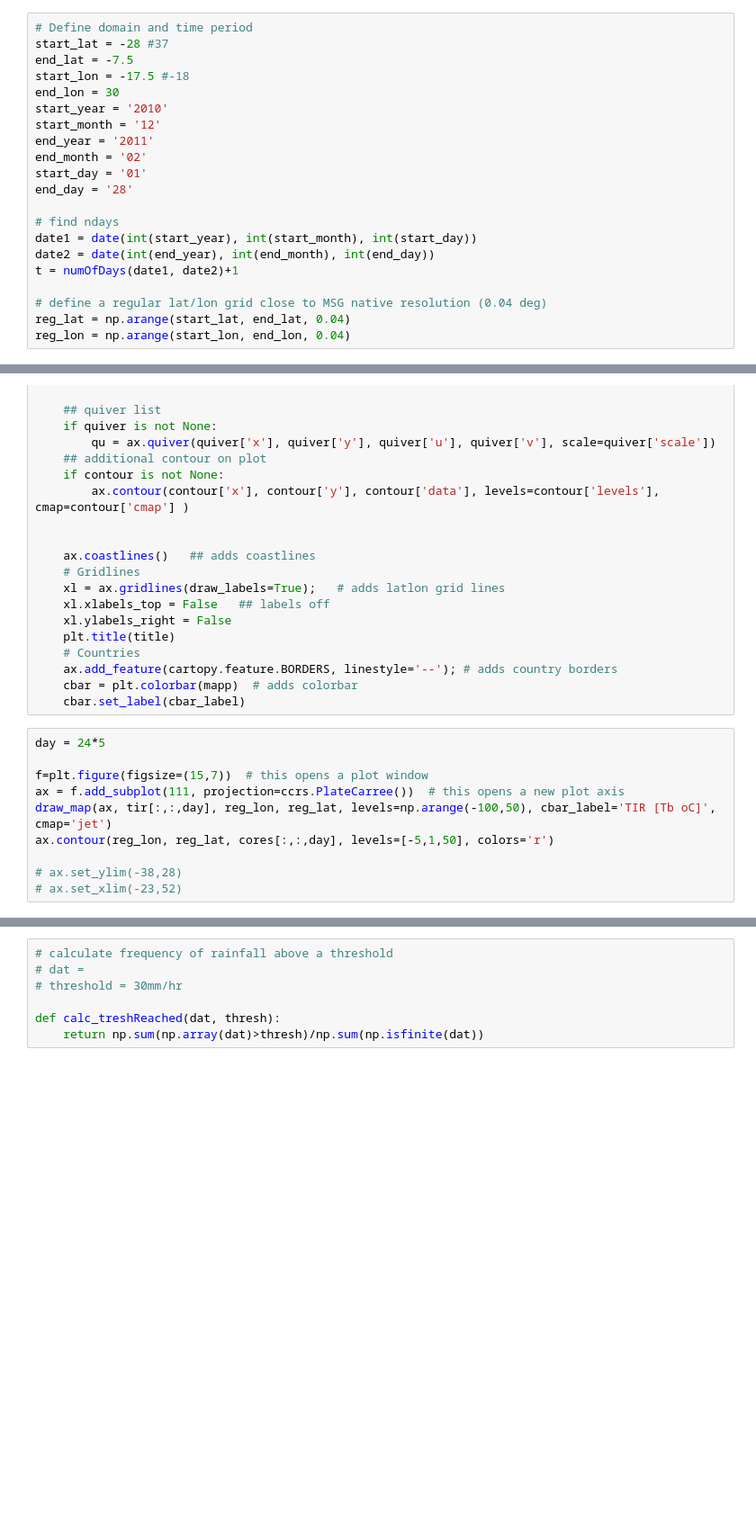
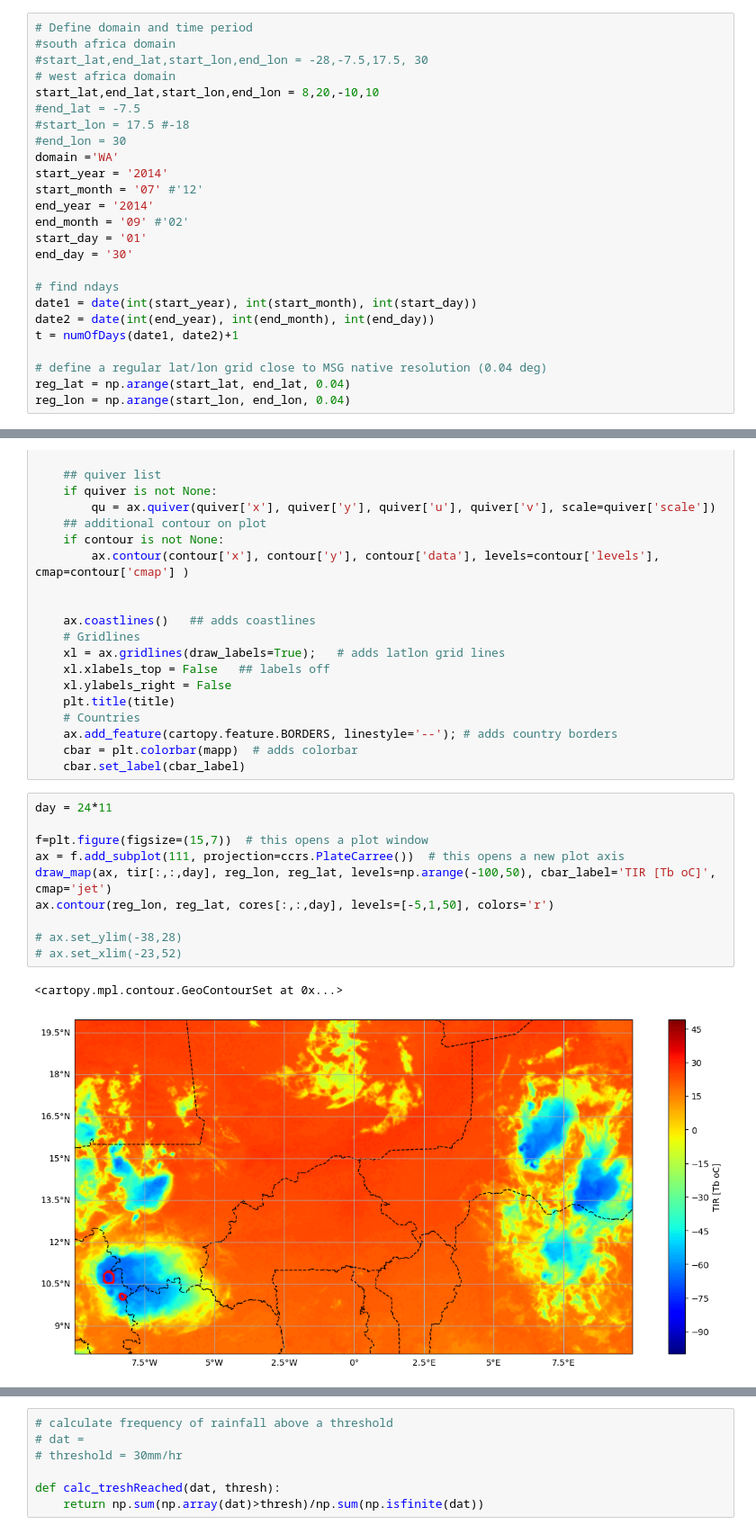
Before and after one commit to JawairiaAA/Africa_cores, a Jupyter notebook: NCI_core_tir_IMERG_analysis_cords_corrected.ipynb, the cells around one changed output, grey strips where cells are left out. Shown at 90% size. Cells and saved outputs as stored; diff of their text form; blank space fills up the shorter version.

```diff
--- a/NCI_core_tir_IMERG_analysis_cords_corrected.ipynb
+++ b/NCI_core_tir_IMERG_analysis_cords_corrected.ipynb
@@ -14,16 +14,20 @@ import cartopy.feature as cf
 import pickle
 # %%
 # Define domain and time period
-start_lat = -28 #37
-end_lat = -7.5
-start_lon = -17.5 #-18
-end_lon = 30
-start_year = '2010'
-start_month = '12'
-end_year = '2011'
-end_month = '02'
+#south africa domain
+#start_lat,end_lat,start_lon,end_lon = -28,-7.5,17.5, 30
+# west africa domain
+start_lat,end_lat,start_lon,end_lon = 8,20,-10,10
+#end_lat = -7.5
+#start_lon = 17.5 #-18
+#end_lon = 30
+domain ='WA'
+start_year = '2014'
+start_month = '07' #'12'
+end_year = '2014'
+end_month = '09' #'02'
 start_day = '01'
-end_day = '28'
+end_day = '30'
 
 # find ndays
 date1 = date(int(start_year), int(start_month), int(start_day))
@@ -200,15 +222,18 @@ def draw_map(ax, data, lon, lat, title=None,  mask_sig=None, quiver=None, contou
     cbar = plt.colorbar(mapp)  # adds colorbar
     cbar.set_label(cbar_label)
 # %%
-day = 24*5
+day = 24*11
 
 f=plt.figure(figsize=(15,7))  # this opens a plot window
 ax = f.add_subplot(111, projection=ccrs.PlateCarree())  # this opens a new plot axis
 draw_map(ax, tir[:,:,day], reg_lon, reg_lat, levels=np.arange(-100,50), cbar_label='TIR [Tb oC]', cmap='jet')
 ax.contour(reg_lon, reg_lat, cores[:,:,day], levels=[-5,1,50], colors='r')
 
 # ax.set_ylim(-38,28)
 # ax.set_xlim(-23,52)
+# %% [output]
+<cartopy.mpl.contour.GeoContourSet at 0x...>
+[figure, added]
 # %%
 # plot IMERG rainfall and core data
 f=plt.figure(figsize=(15,7))  # this opens a plot window
```
Also changed, not shown: parts of 12 cells of this notebook, 1 other file.
